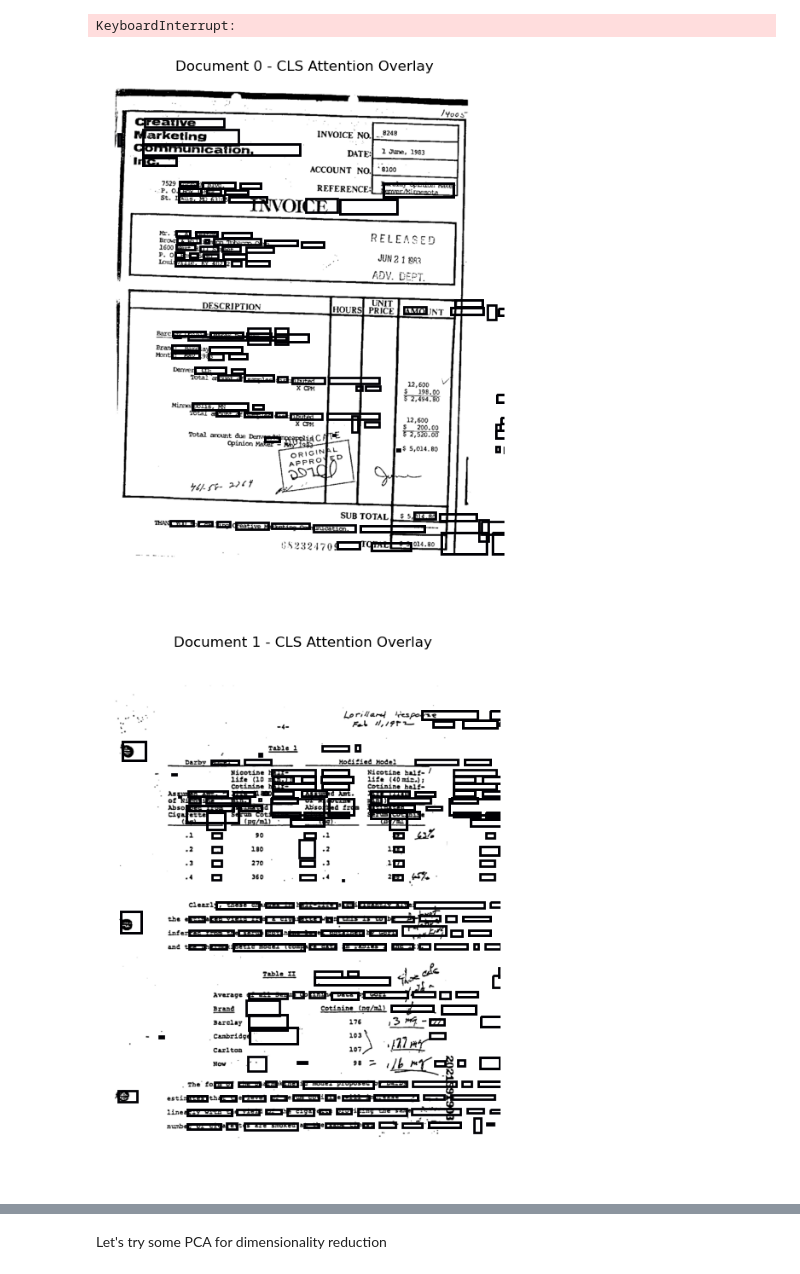
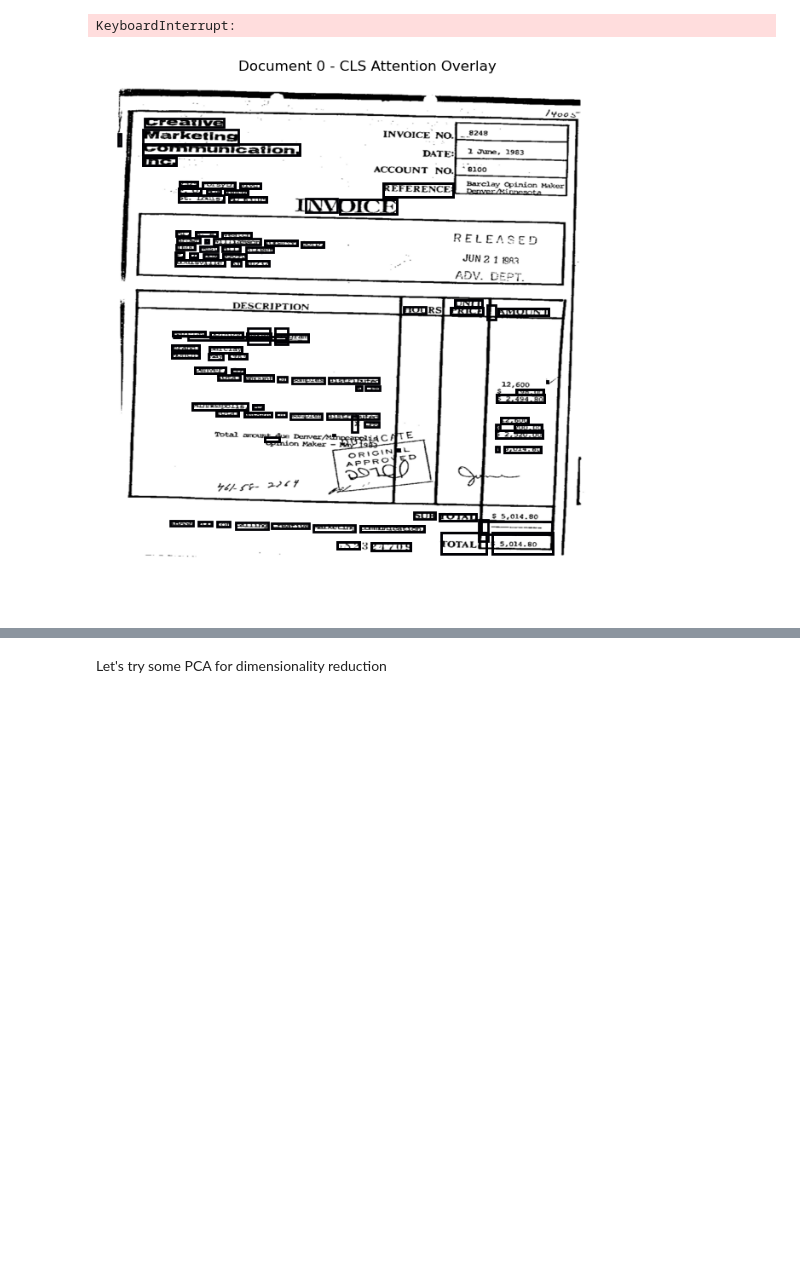
Before and after one commit to jackson-guthrie/comp-vision, a Jupyter notebook: LayoutLMv3-clustering.ipynb, the cells around one changed output, grey strips where cells are left out. Drawn from its saved outputs; the diff is of its cells as text; code cells hidden in the pictures; blank space fills up the shorter version.

```diff
--- a/LayoutLMv3-clustering.ipynb
+++ b/LayoutLMv3-clustering.ipynb
@@ -54,44 +54,40 @@ embeddings_std = StandardScaler().fit_transform(embeddings)
 # %% [output]
 KeyboardInterrupt:
 # %%
-import matplotlib.patches as patches
-
 for idx in range(3):
     doc = dataset[idx]
     img = doc["image"] if isinstance(doc, dict) else doc[0]
     if img.mode != "RGB":
         img = img.convert("RGB")
+    # Resize image to 1000x1000 to match bbox coordinates
+    img_resized = img.resize((1000, 1000))
     encoding = processor(
         images=img,
         return_tensors="pt",
         truncation=True,
         padding="max_length",
         max_length=512
     )
     with torch.no_grad():
         outputs = model(**encoding, output_attentions=True)
-        attn = outputs.attentions[-1][0]  # (num_heads, seq_len, seq_len)
-        attn_mean = attn.mean(dim=0).cpu().numpy()  # (seq_len, seq_len)
-        cls_attn = attn_mean[0]  # Attention from CLS to all tokens
+        attn = outputs.attentions[-1][0]
+        attn_mean = attn.mean(dim=0).cpu().numpy()
+        cls_attn = attn_mean[0]
 
-    # Visualize attention on bounding boxes
     plt.figure(figsize=(8, 8))
-    plt.imshow(img)
+    plt.imshow(img_resized)
     ax = plt.gca()
-    # If you have bboxes in your encoding, use them
     if "bbox" in encoding:
         bboxes = encoding["bbox"][0].cpu().numpy()
         for i, bbox in enumerate(bboxes):
             if i == 0:  # CLS token, skip
                 continue
             x0, y0, x1, y1 = bbox
-            # Normalize attention for visualization
             color = plt.cm.inferno(cls_attn[i] / cls_attn.max())
             rect = patches.Rectangle((x0, y0), x1-x0, y1-y0, linewidth=2, edgecolor=color, facecolor='none')
             ax.add_patch(rect)
     plt.title(f"Document {idx} - CLS Attention Overlay")
     plt.axis('off')
     plt.show()
 # %% [output]
-[figure, old version]
+[figure, new version]
-[figure, removed]
```
Also changed, not shown: parts of 1 cell of this notebook.
